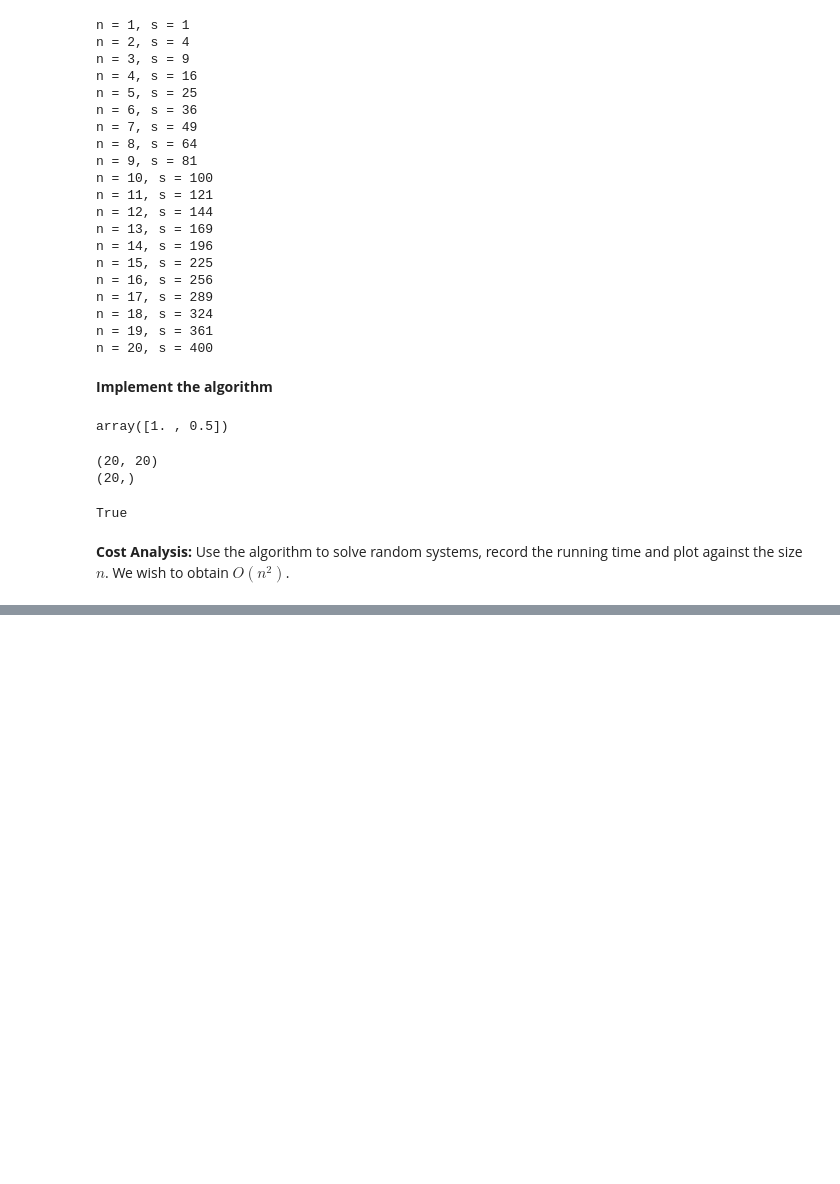
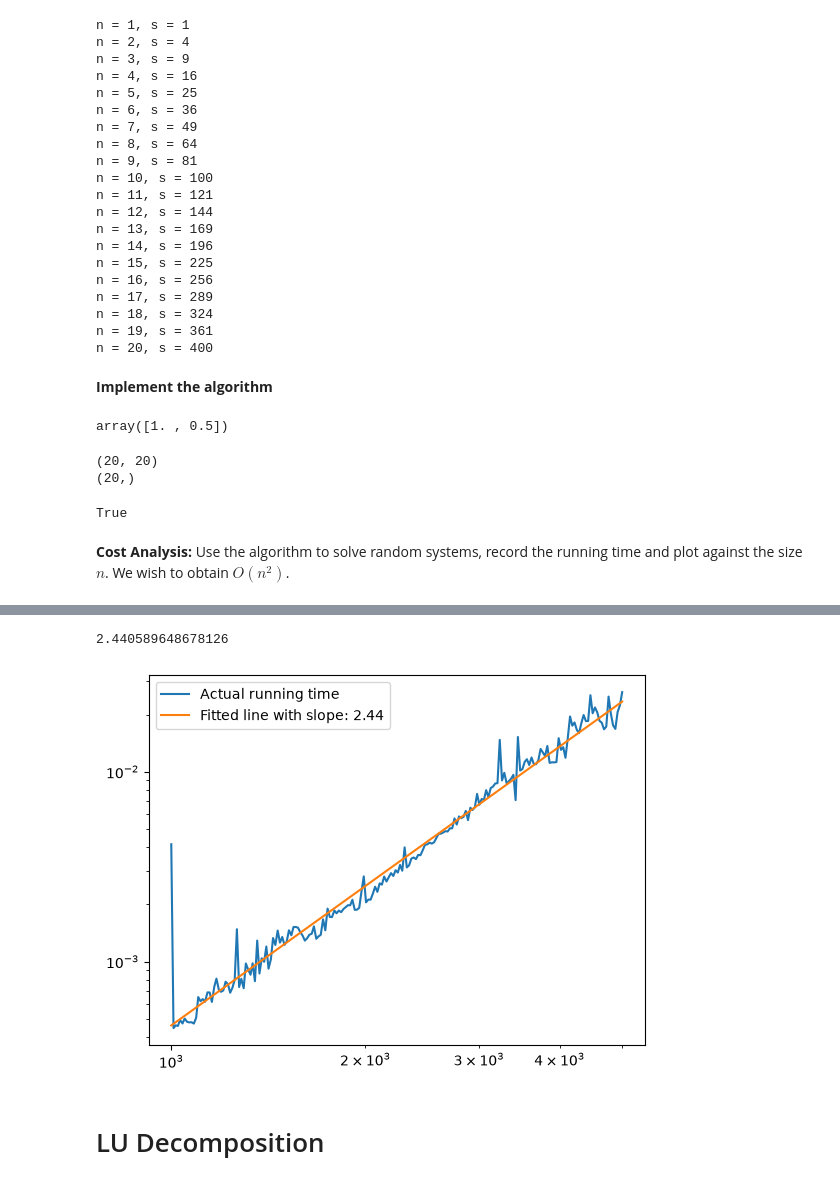
Before and after one commit to mbg615/MATH-311, a Jupyter notebook: Lectures/Lecture06.ipynb, the cells around one changed output, grey strips where cells are left out. Cells and saved outputs as stored; diff of their text form; code cells hidden in the pictures; blank space fills up the shorter version.

```diff
--- a/Lectures/Lecture06.ipynb
+++ b/Lectures/Lecture06.ipynb
@@ -401,0 +483,14 @@ KeyboardInterrupt:
+# %%
+# write a loop to measure the running time
+run_time = []
+for n in n_vals:
+    L = np.random.normal(loc=0, scale=1, size=(n, n))
+    # convert it to a triangular matrix
+    L = np.tril(L)
+    # fill wht diagonal with large values (use n on the diagonal)
+    np.fill_diagonal(L, n)
+    b = np.random.normal(loc=0, scale=1, size=n)
+    start_time = time.time()
+    x = forward_sub(L, b)
+    end_time = time.time()
+    run_time.append(end_time - start_time)
@@ -401,0 +512,32 @@ KeyboardInterrupt:
+# %%
+run_time = []
+for n in n_vals:
+    L = np.random.normal(loc=0, scale=1, size=(n, n))
+    # convert it to a triangular matrix
+    L = np.tril(L)
+    # fill wht diagonal with large values (use n on the diagonal)
+    np.fill_diagonal(L, n)
+    b = np.random.normal(loc=0, scale=1, size=n)
+    start_time = time.time()
+    x = solve_triangular(L, b, lower=True)
+    end_time = time.time()
+    run_time.append(end_time - start_time)
+# %%
+slope, intercept = np.polyfit(np.log(n_vals), np.log(run_time), deg=1)
+# %%
+print(slope)
+# %% [output]
+2.440589648678126
+# %%
+fitted_y = np.exp(intercept + slope * np.log(n_vals))
+# %%
+fig, ax = plt.subplots()
+ax.loglog(n_vals, run_time, label='Actual running time')
+ax.loglog(n_vals, fitted_y, label=f'Fitted line with slope: {slope:.2f}')
+ax.legend()
+
+plt.show()
+# %% [output]
+[figure, added]
+# %% [markdown]
+# LU Decomposition
```
Also changed, not shown: parts of 30 cells of this notebook, 3 other files.
